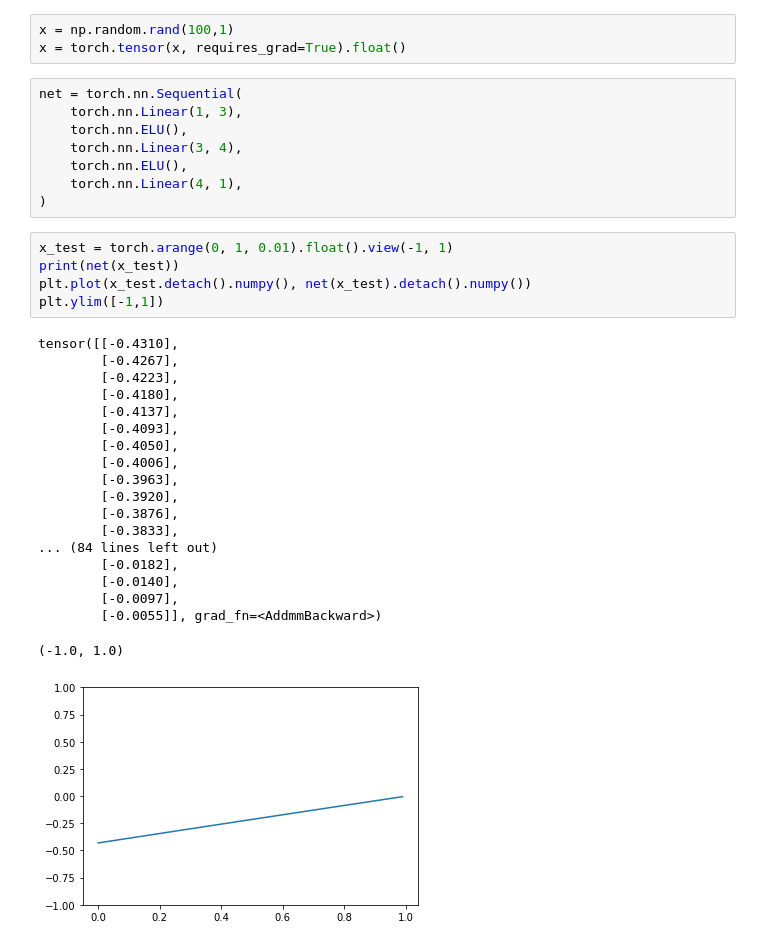
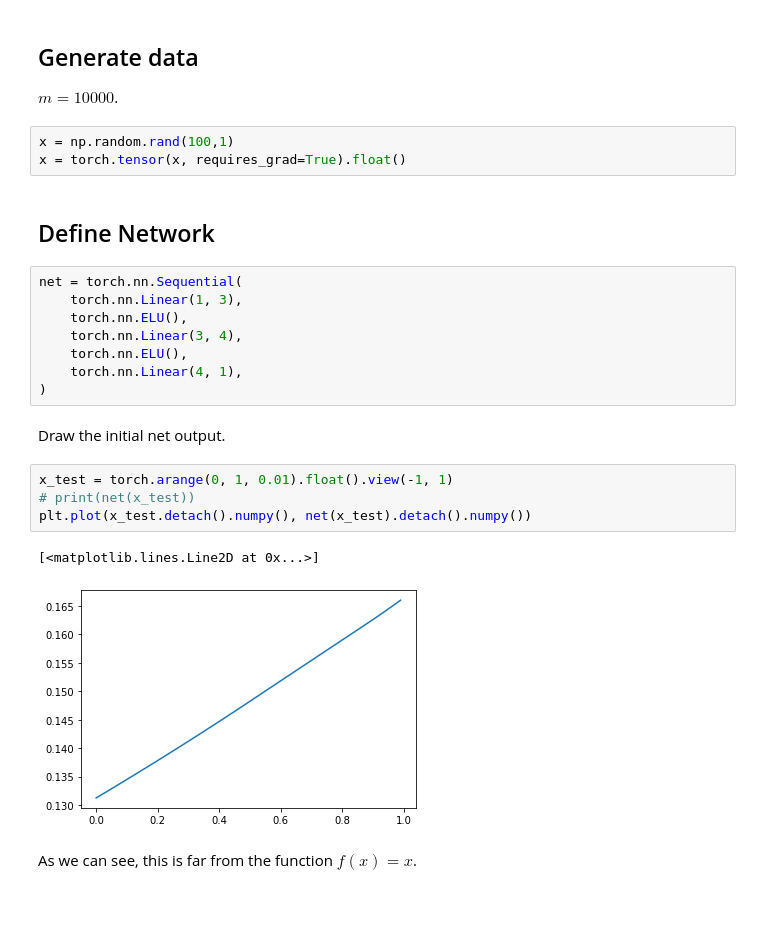
Before and after one commit to dull-bird/deep-ode, a Jupyter notebook: ode.ipynb, the cells around one changed output. Saved outputs shown, nothing was run; the diff lists cells and outputs as text; blank space fills up the shorter version.

```diff
--- a/ode.ipynb
+++ b/ode.ipynb
@@ -7,6 +19,12 @@ from torch.nn.functional import mse_loss
+# %% [markdown]
+## Generate data
+
+$m = 10000$.
 # %%
 x = np.random.rand(100,1)
 x = torch.tensor(x, requires_grad=True).float()
+# %% [markdown]
+## Define Network
 # %%
 net = torch.nn.Sequential(
     torch.nn.Linear(1, 3),
@@ -15,28 +33,14 @@ net = torch.nn.Sequential(
     torch.nn.ELU(),
     torch.nn.Linear(4, 1),
 )
+# %% [markdown]
+Draw the initial net output.
 # %%
 x_test = torch.arange(0, 1, 0.01).float().view(-1, 1)
-print(net(x_test))
+# print(net(x_test))
 plt.plot(x_test.detach().numpy(), net(x_test).detach().numpy())
-plt.ylim([-1,1])
 # %% [output]
-tensor([[-0.4310],
-        [-0.4267],
-        [-0.4223],
-        [-0.4180],
-        [-0.4137],
-        [-0.4093],
-        [-0.4050],
-        [-0.4006],
-        [-0.3963],
-        [-0.3920],
-        [-0.3876],
-        [-0.3833],
-... (84 lines left out)
-        [-0.0182],
-        [-0.0140],
-        [-0.0097],
-        [-0.0055]], grad_fn=<AddmmBackward>)
+[<matplotlib.lines.Line2D at 0x...>]
-(-1.0, 1.0)
-[figure, old version]
+[figure, new version]
+# %% [markdown]
+As we can see, this is far from the function $f(x) = x$.
```
Also changed, not shown: parts of 13 cells of this notebook.
